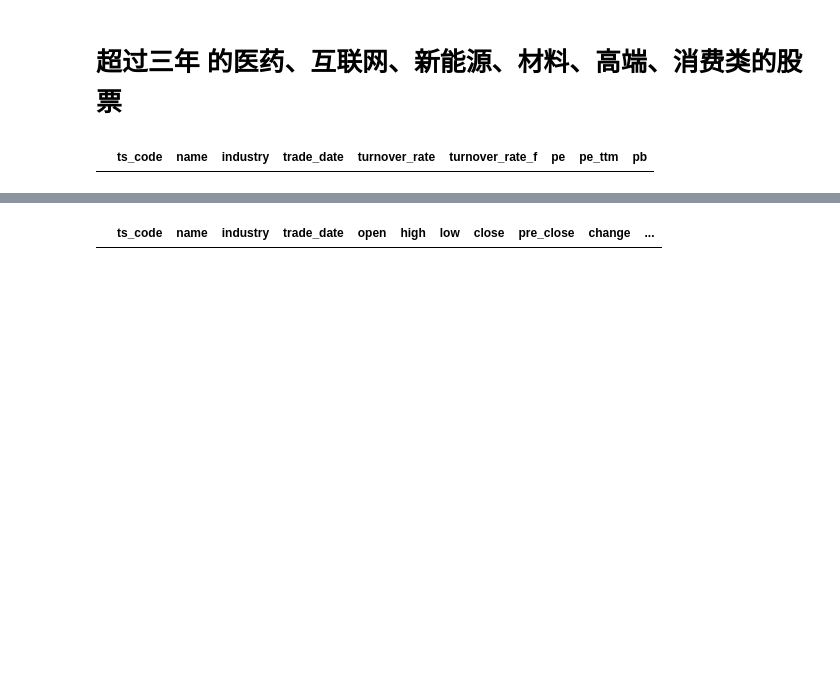
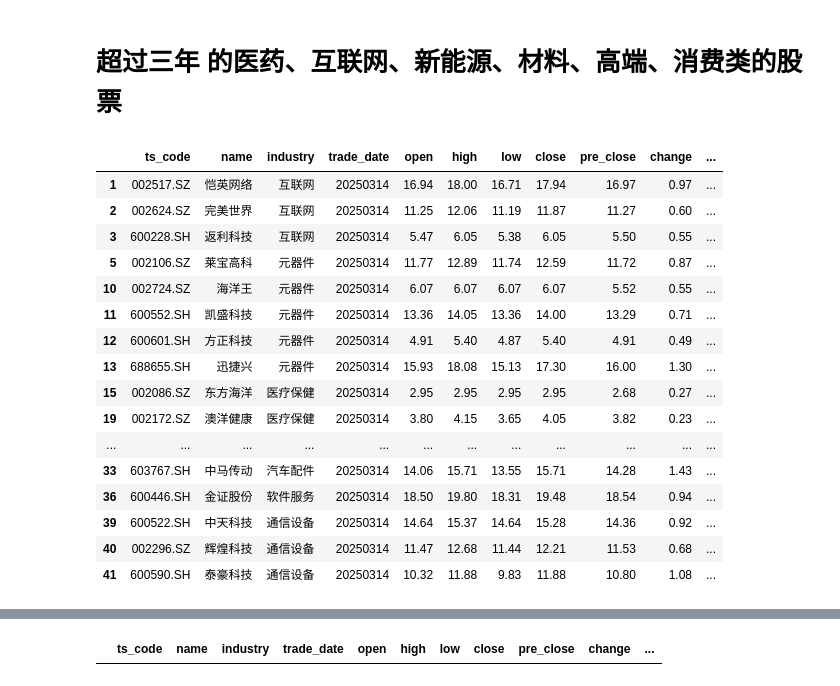
Before and after one commit to whgloveucq/jupyterfiles, a Jupyter notebook: OApractice/stock_study2023.ipynb, the cells around one changed output, grey strips where cells are left out. Drawn from its saved outputs; the diff is of its cells as text; code cells hidden in the pictures; blank space fills up the shorter version.

```diff
--- a/OApractice/stock_study2023.ipynb
+++ b/OApractice/stock_study2023.ipynb
@@ -270,7 +265,7 @@ df_stocks_age_gt3=df_stocks.query('list_date <"20220101"')
 # 比如“ROE连续5年大于20%”“近两年营收增长率大于10%”“近两年净利润增长率大于10%”“上市时间大于3年”等
 df_stocks_age_gt3['industry']=df_stocks_age_gt3['industry'].apply(str)
 ##选定超过三年的行业股票
-df_stocks_age_gt3_base=df_stocks_age_gt3.query("industry.str.contains('人工智能|通信|信息|医|互联网|新能源|材料|高端|消费|软件|电力|汽车配件|通信设备|旅游景点')",engine="python")[['ts_code','name','industry']]
+df_stocks_age_gt3_base=df_stocks_age_gt3.query("industry.str.contains('元器件|医药|新型电力|人工智能|通信|信息|医|互联网|新能源|材料|高端|消费|软件|电力|汽车配件|通信设备|旅游景点')",engine="python")[['ts_code','name','industry']]
 #如何获取ROE
 # %% [output]
 A value is trying to be set on a copy of a slice from a DataFrame.
@@ -298,12 +293,12 @@ from datetime import datetime,timedelta
 # df_stocks_age_gt3_base.head(1000)
 #日行情信息 及晒选。
 # trdate=(datetime.today().date() - timedelta(days=0)).strftime('%Y%m%d')
-trdate='20250123'
+trdate='20250314'
 #交易日期所在周
 # trdate_week=
 
 stock_collection=stock_daily('NA',trdate,'')
-condition = ((stock_collection['close']-stock_collection['pre_close'])/stock_collection['pre_close']).abs()>0.0
+condition = ((stock_collection['close']-stock_collection['pre_close'])/stock_collection['pre_close'])>0.05
 df_selected=stock_condition(stock_collection,condition)
 #股票信息
 colname=['ts_code','name','industry','trade_date','open','high','low','close','pre_close','change','pct_chg','amount' ]
@@ -318,7 +313,7 @@ df_index_daily = get_source().query('daily_basic', ts_code='', trade_date='',fie
 colname.extend(['turnover_rate','turnover_rate_f','pe','pe_ttm','pb'])
 
 df_selected_tmp2=pd.merge(df_selected_tmp1,df_index_daily,on=["ts_code","trade_date"],how='left')[colname]
-cols=['ts_code','name','industry','trade_date','turnover_rate','turnover_rate_f','pe','pe_ttm','pb']
+cols=['ts_code','name','industry','trade_date','open','high','low','close','pre_close','change','pct_chg','amount','turnover_rate','turnover_rate_f','pe','pe_ttm','pb']
 df_selected_tmp3=df_selected_tmp2.query(" ts_code.str.contains(r'^6.*|^0.*')  and close<=100 and pe.notnull() " , engine='python').groupby(['industry']).apply(lambda x:x.sort_values(by='pe',na_position='first',ascending=True))[cols].reset_index(drop=True)#加上成交额
 #加上 ROE
 # df_selected_tmp2.query(" ts_code.str.contains(r'^6.*|^0.*')  and close<=10 and pe.notnull()" , engine='python').groupby(['ts_code','industry']).apply(lambda x:x.sort_values(by='pe',ascending=True))
@@ -343,6 +338,22 @@ df_selected_tmp3=df_selected_tmp2.query(" ts_code.str.contains(r'^6.*|^0.*')  an
 
 # get_source().index_dailybasic(trade_date='20250115', fields='ts_code,trade_date,turnover_rate,pe').head(5)
 # %%
-df_selected_tmp3
+df_selected_tmp3.query("close<20")
 # %% [output]
-|  | ts_code | name | industry | trade_date | turnover_rate | turnover_rate_f | pe | pe_ttm | pb |
+|  | ts_code | name | industry | trade_date | open | high | low | close | pre_close | change | ... |
+| 1 | 002517.SZ | 恺英网络 | 互联网 | 20250314 | 16.94 | 18.00 | 16.71 | 17.94 | 16.97 | 0.97 | ... |
+| 2 | 002624.SZ | 完美世界 | 互联网 | 20250314 | 11.25 | 12.06 | 11.19 | 11.87 | 11.27 | 0.60 | ... |
+| 3 | 600228.SH | 返利科技 | 互联网 | 20250314 | 5.47 | 6.05 | 5.38 | 6.05 | 5.50 | 0.55 | ... |
+| 5 | 002106.SZ | 莱宝高科 | 元器件 | 20250314 | 11.77 | 12.89 | 11.74 | 12.59 | 11.72 | 0.87 | ... |
+| 10 | 002724.SZ | 海洋王 | 元器件 | 20250314 | 6.07 | 6.07 | 6.07 | 6.07 | 5.52 | 0.55 | ... |
+| 11 | 600552.SH | 凯盛科技 | 元器件 | 20250314 | 13.36 | 14.05 | 13.36 | 14.00 | 13.29 | 0.71 | ... |
+| 12 | 600601.SH | 方正科技 | 元器件 | 20250314 | 4.91 | 5.40 | 4.87 | 5.40 | 4.91 | 0.49 | ... |
+| 13 | 688655.SH | 迅捷兴 | 元器件 | 20250314 | 15.93 | 18.08 | 15.13 | 17.30 | 16.00 | 1.30 | ... |
+| 15 | 002086.SZ | 东方海洋 | 医疗保健 | 20250314 | 2.95 | 2.95 | 2.95 | 2.95 | 2.68 | 0.27 | ... |
+| 19 | 002172.SZ | 澳洋健康 | 医疗保健 | 20250314 | 3.80 | 4.15 | 3.65 | 4.05 | 3.82 | 0.23 | ... |
+| ... | ... | ... | ... | ... | ... | ... | ... | ... | ... | ... | ... |
+| 33 | 603767.SH | 中马传动 | 汽车配件 | 20250314 | 14.06 | 15.71 | 13.55 | 15.71 | 14.28 | 1.43 | ... |
+| 36 | 600446.SH | 金证股份 | 软件服务 | 20250314 | 18.50 | 19.80 | 18.31 | 19.48 | 18.54 | 0.94 | ... |
+| 39 | 600522.SH | 中天科技 | 通信设备 | 20250314 | 14.64 | 15.37 | 14.64 | 15.28 | 14.36 | 0.92 | ... |
+| 40 | 002296.SZ | 辉煌科技 | 通信设备 | 20250314 | 11.47 | 12.68 | 11.44 | 12.21 | 11.53 | 0.68 | ... |
+| 41 | 600590.SH | 泰豪科技 | 通信设备 | 20250314 | 10.32 | 11.88 | 9.83 | 11.88 | 10.80 | 1.08 | ... |
```
Also changed, not shown: parts of 14 cells of this notebook, 1 other file.
